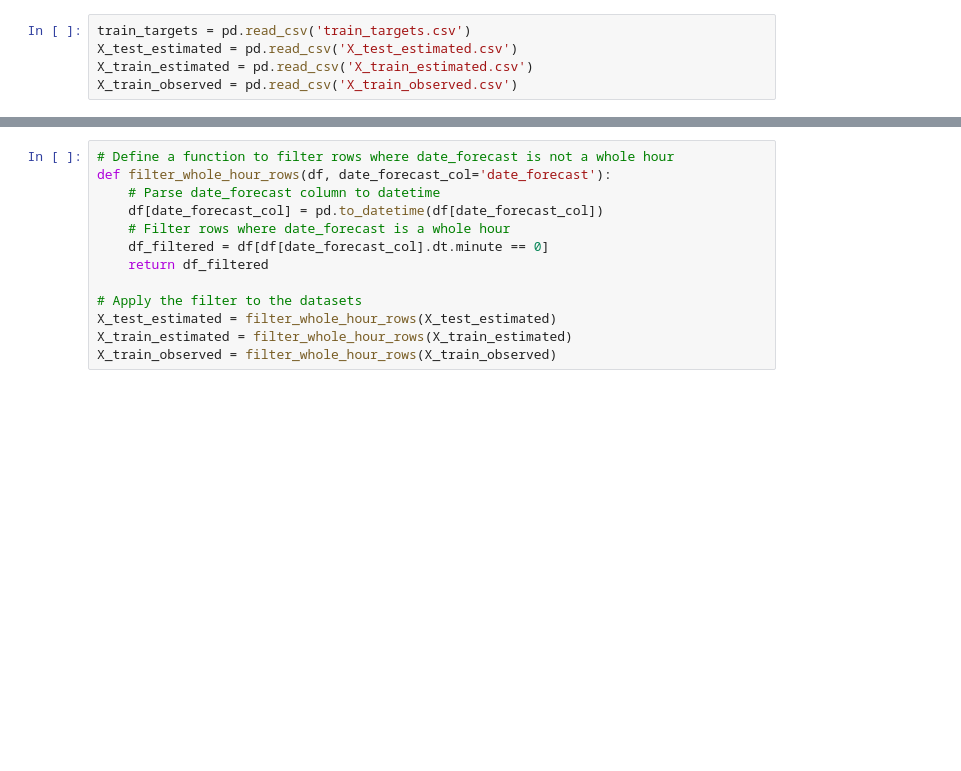
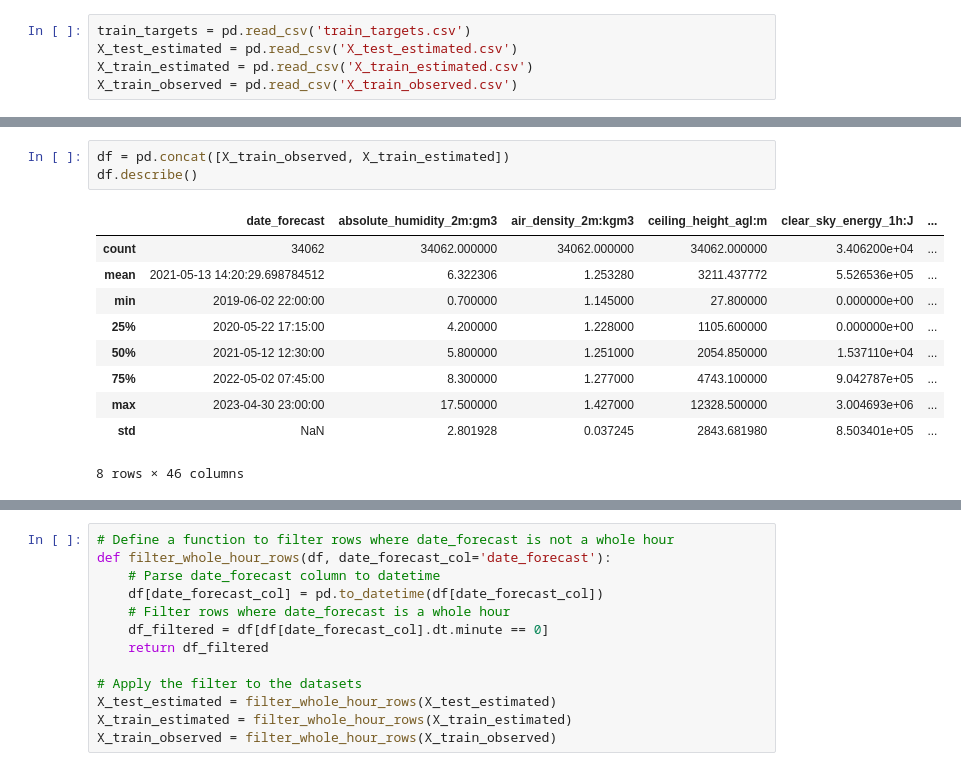
Before and after one commit to Markuski2023/MLGroupProject, a Jupyter notebook: src/EDA.ipynb, the cells around one changed output, grey strips where cells are left out. Drawn from its saved outputs; the diff is of its cells as text; blank space fills up the shorter version.

```diff
--- a/src/EDA.ipynb
+++ b/src/EDA.ipynb
@@ -14,0 +41,14 @@ X_train_observed = pd.read_csv('X_train_observed.csv')
+# %%
+df = pd.concat([X_train_observed, X_train_estimated])
+df.describe()
+# %% [output]
+|  | date_forecast | absolute_humidity_2m:gm3 | air_density_2m:kgm3 | ceiling_height_agl:m | clear_sky_energy_1h:J | ... |
+| count | 34062 | 34062.000000 | 34062.000000 | 34062.000000 | 3.406200e+04 | ... |
+| mean | 2021-05-13 14:20:29.698784512 | 6.322306 | 1.253280 | 3211.437772 | 5.526536e+05 | ... |
+| min | 2019-06-02 22:00:00 | 0.700000 | 1.145000 | 27.800000 | 0.000000e+00 | ... |
+| 25% | 2020-05-22 17:15:00 | 4.200000 | 1.228000 | 1105.600000 | 0.000000e+00 | ... |
+| 50% | 2021-05-12 12:30:00 | 5.800000 | 1.251000 | 2054.850000 | 1.537110e+04 | ... |
+| 75% | 2022-05-02 07:45:00 | 8.300000 | 1.277000 | 4743.100000 | 9.042787e+05 | ... |
+| max | 2023-04-30 23:00:00 | 17.500000 | 1.427000 | 12328.500000 | 3.004693e+06 | ... |
+| std | NaN | 2.801928 | 0.037245 | 2843.681980 | 8.503401e+05 | ... |
+8 rows × 46 columns
```
Also changed, not shown: parts of 25 cells of this notebook, 5 other files.
